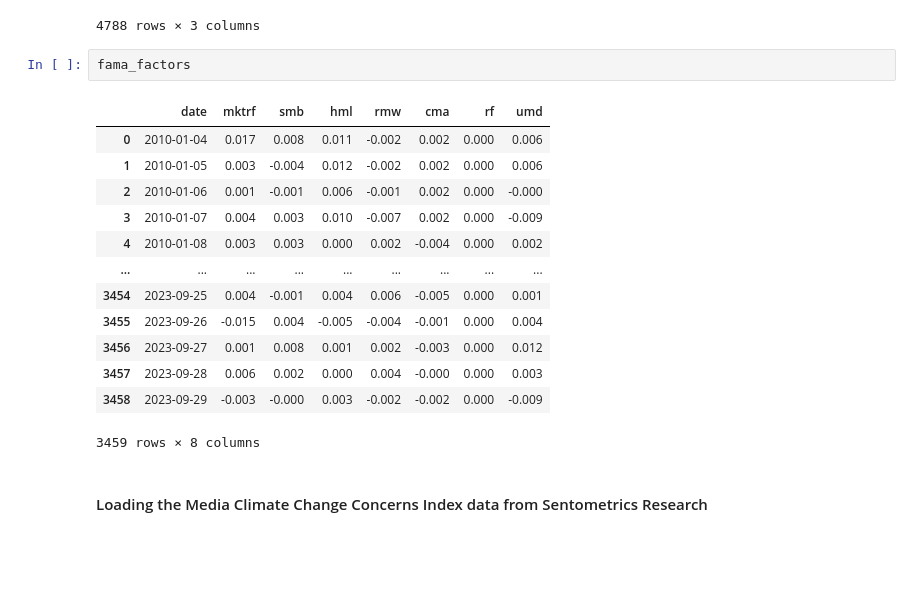
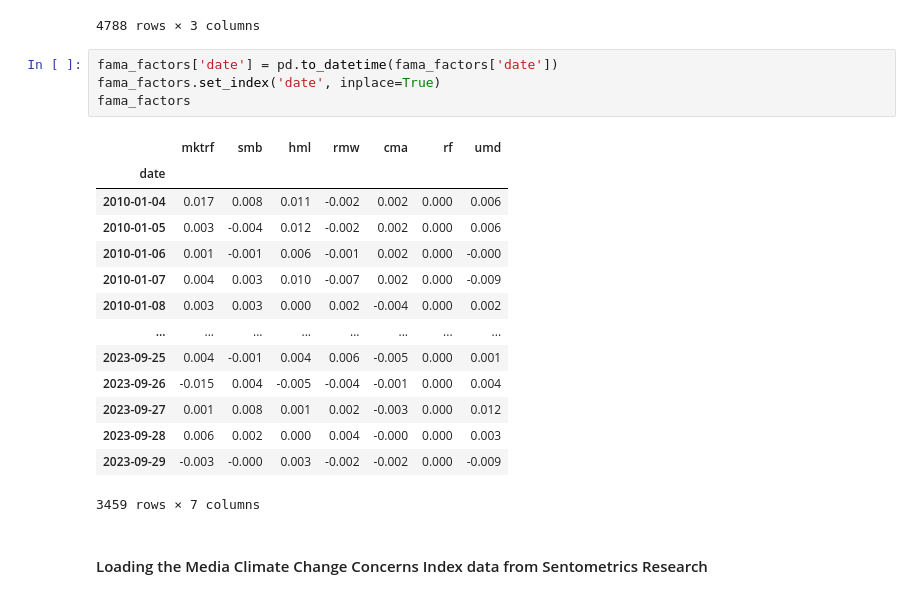
Before and after one commit to alanwake47/FINM-35000-Topics-in-Econ, a Jupyter notebook: final project/final_g4.ipynb, the cells around one changed output. Drawn from its saved outputs; the diff is of its cells as text; blank space fills up the shorter version.

```diff
--- a/final project/final_g4.ipynb
+++ b/final project/final_g4.ipynb
@@ -69,22 +70,25 @@ anti_esg_data
 | 4786 | 2023-11-22 | 27.600 | WWJD US Equity |
 | 4787 | 2023-11-24 | 27.810 | WWJD US Equity |
 4788 rows × 3 columns
-# %%
-fama_factors
-# %% [output]
-|  | date | mktrf | smb | hml | rmw | cma | rf | umd |
-| 0 | 2010-01-04 | 0.017 | 0.008 | 0.011 | -0.002 | 0.002 | 0.000 | 0.006 |
-| 1 | 2010-01-05 | 0.003 | -0.004 | 0.012 | -0.002 | 0.002 | 0.000 | 0.006 |
-| 2 | 2010-01-06 | 0.001 | -0.001 | 0.006 | -0.001 | 0.002 | 0.000 | -0.000 |
-| 3 | 2010-01-07 | 0.004 | 0.003 | 0.010 | -0.007 | 0.002 | 0.000 | -0.009 |
-| 4 | 2010-01-08 | 0.003 | 0.003 | 0.000 | 0.002 | -0.004 | 0.000 | 0.002 |
-| ... | ... | ... | ... | ... | ... | ... | ... | ... |
-| 3454 | 2023-09-25 | 0.004 | -0.001 | 0.004 | 0.006 | -0.005 | 0.000 | 0.001 |
-| 3455 | 2023-09-26 | -0.015 | 0.004 | -0.005 | -0.004 | -0.001 | 0.000 | 0.004 |
-| 3456 | 2023-09-27 | 0.001 | 0.008 | 0.001 | 0.002 | -0.003 | 0.000 | 0.012 |
-| 3457 | 2023-09-28 | 0.006 | 0.002 | 0.000 | 0.004 | -0.000 | 0.000 | 0.003 |
-| 3458 | 2023-09-29 | -0.003 | -0.000 | 0.003 | -0.002 | -0.002 | 0.000 | -0.009 |
-3459 rows × 8 columns
+# %%
+fama_factors['date'] = pd.to_datetime(fama_factors['date'])
+fama_factors.set_index('date', inplace=True)
+fama_factors
+# %% [output]
+|  | mktrf | smb | hml | rmw | cma | rf | umd |
+| date |  |  |  |  |  |  |  |
+| 2010-01-04 | 0.017 | 0.008 | 0.011 | -0.002 | 0.002 | 0.000 | 0.006 |
+| 2010-01-05 | 0.003 | -0.004 | 0.012 | -0.002 | 0.002 | 0.000 | 0.006 |
+| 2010-01-06 | 0.001 | -0.001 | 0.006 | -0.001 | 0.002 | 0.000 | -0.000 |
+| 2010-01-07 | 0.004 | 0.003 | 0.010 | -0.007 | 0.002 | 0.000 | -0.009 |
+| 2010-01-08 | 0.003 | 0.003 | 0.000 | 0.002 | -0.004 | 0.000 | 0.002 |
+| ... | ... | ... | ... | ... | ... | ... | ... |
+| 2023-09-25 | 0.004 | -0.001 | 0.004 | 0.006 | -0.005 | 0.000 | 0.001 |
+| 2023-09-26 | -0.015 | 0.004 | -0.005 | -0.004 | -0.001 | 0.000 | 0.004 |
+| 2023-09-27 | 0.001 | 0.008 | 0.001 | 0.002 | -0.003 | 0.000 | 0.012 |
+| 2023-09-28 | 0.006 | 0.002 | 0.000 | 0.004 | -0.000 | 0.000 | 0.003 |
+| 2023-09-29 | -0.003 | -0.000 | 0.003 | -0.002 | -0.002 | 0.000 | -0.009 |
+3459 rows × 7 columns
 # %% [markdown]
 #### Loading the Media Climate Change Concerns Index data from Sentometrics Research
 # %%
```
Also changed, not shown: parts of 11 cells of this notebook.
